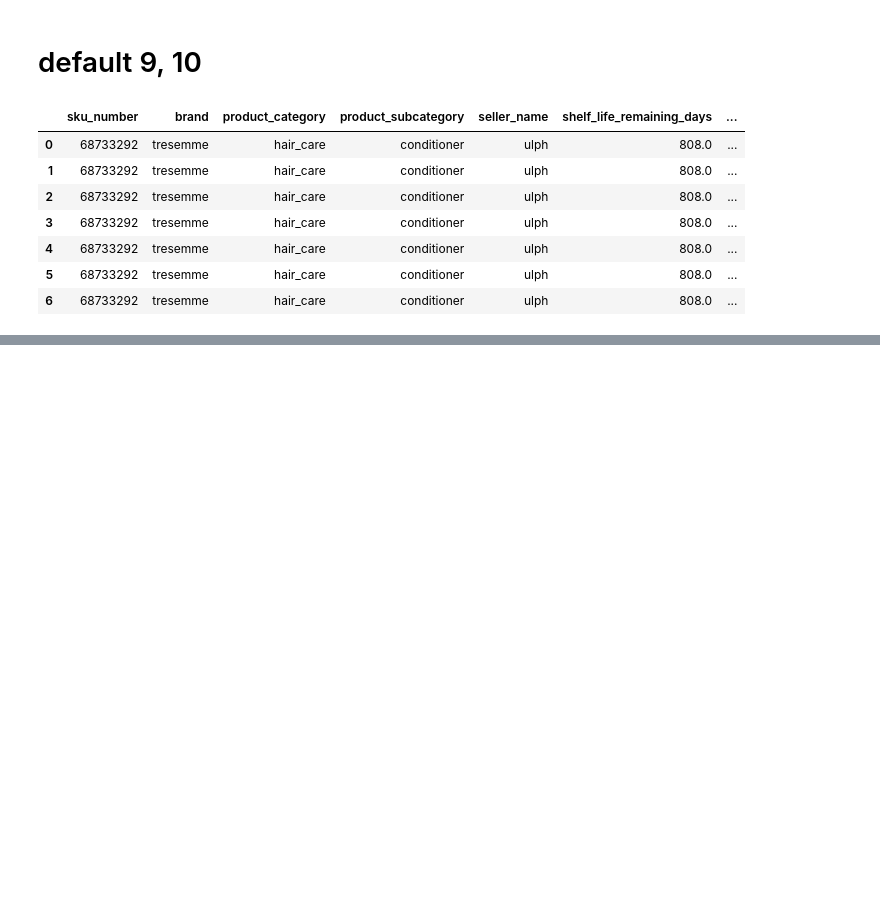
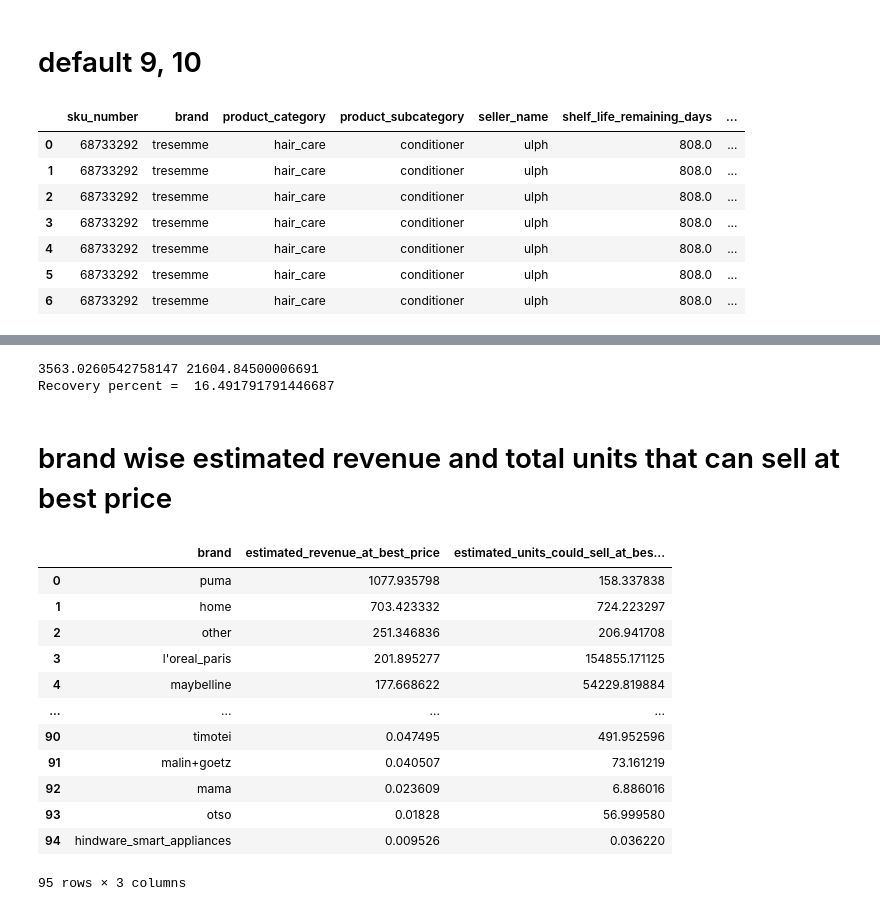
Before and after one commit to rohit-pollen/Fern, a Jupyter notebook: Fern_ALL_Inference.ipynb, the cells around one changed output, grey strips where cells are left out. Drawn from its saved outputs; the diff is of its cells as text; code cells hidden in the pictures; blank space fills up the shorter version.

```diff
--- a/Fern_ALL_Inference.ipynb
+++ b/Fern_ALL_Inference.ipynb
@@ -232,0 +315,28 @@ test_data
+# %%
+revenue_possible_in_usd_at_best_possible_price_points = best_price_df['estimated_revenue_at_best_price'].sum()
+total_inv_original_retail_usd_sum = best_price_df['retail_price_per_unit_usd'].sum()
+print(revenue_possible_in_usd_at_best_possible_price_points, total_inv_original_retail_usd_sum)
+
+print('Recovery percent = ', revenue_possible_in_usd_at_best_possible_price_points / total_inv_original_retail_usd_sum * 100)
+# %% [output]
+3563.0260542758147 21604.84500006691
+Recovery percent =  16.491791791446687
+# %% [markdown]
+# brand wise estimated revenue and total units that can sell at best price
+# %%
+best_price_df.groupby('brand').agg({'estimated_revenue_at_best_price' : 'sum', 'estimated_units_could_sell_at_best_price' : 'sum'}).\
+                sort_values(by = 'estimated_revenue_at_best_price', ascending = False).reset_index()
+# %% [output]
+|  | brand | estimated_revenue_at_best_price | estimated_units_could_sell_at_bes... |
+| 0 | puma | 1077.935798 | 158.337838 |
+| 1 | home | 703.423332 | 724.223297 |
+| 2 | other | 251.346836 | 206.941708 |
+| 3 | l'oreal_paris | 201.895277 | 154855.171125 |
+| 4 | maybelline | 177.668622 | 54229.819884 |
+| ... | ... | ... | ... |
+| 90 | timotei | 0.047495 | 491.952596 |
+| 91 | malin+goetz | 0.040507 | 73.161219 |
+| 92 | mama | 0.023609 | 6.886016 |
+| 93 | otso | 0.01828 | 56.999580 |
+| 94 | hindware_smart_appliances | 0.009526 | 0.036220 |
+95 rows × 3 columns
```
Also changed, not shown: parts of 16 cells of this notebook.
